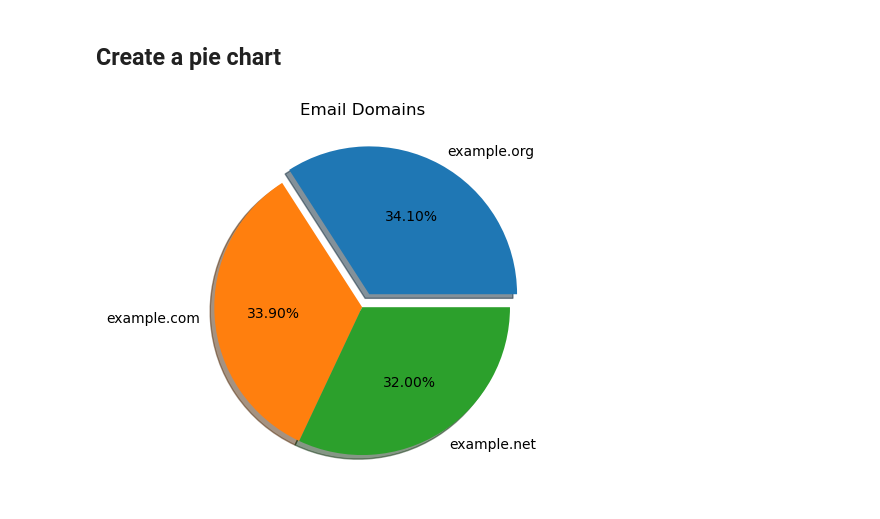
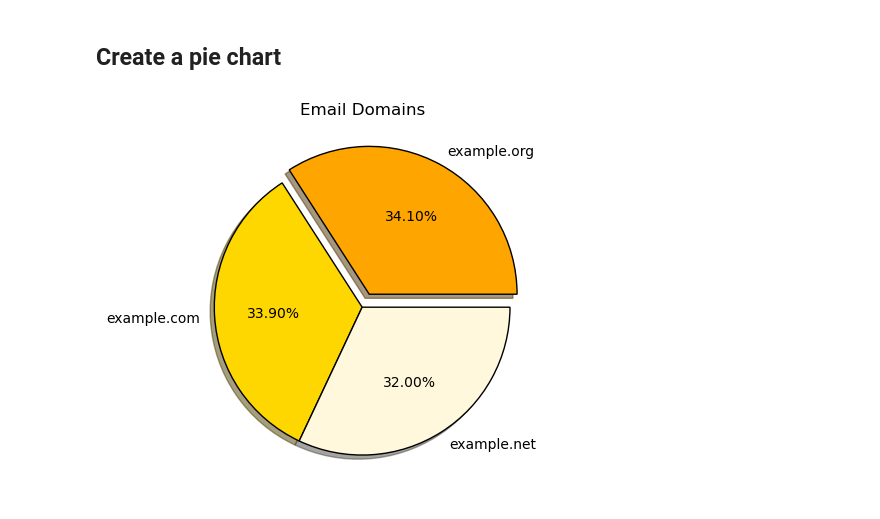
Before and after one commit to eoghanpw/PFDA-assignments, a Jupyter notebook: assignment03-pie.ipynb, the cells around one changed output. Saved outputs shown, nothing was run; the diff lists cells and outputs as text; code cells hidden in the pictures.

```diff
--- a/assignment03-pie.ipynb
+++ b/assignment03-pie.ipynb
@@ -13,6 +14,8 @@ import matplotlib.pyplot as plt
 ## Import the data
 # %%
 # Import the csv with pandas
-df = pd.read_csv("people-1000.csv")
+csv_file = "./data/people-1000.csv"
+
+df = pd.read_csv(csv_file)
 # %% [markdown]
 ## First look at the data
@@ -59,16 +42,17 @@ memory usage: 7.9+ KB
 # %% [markdown]
 ## Create a pie chart
 # %%
-domains = df["Domain"]
-
-count = domains.value_counts()
+# Pie chart.
+count = df["Domain"].value_counts()
 labels = count.index
+colours = ("orange", "gold", "cornsilk")
 
 fig, ax = plt.subplots()
-ax.pie(count, labels=labels, autopct='%1.2f%%', shadow=True, explode=(0.1, 0, 0))
+ax.pie(count, labels=labels, colors=colours, autopct='%1.2f%%', shadow=True,
+       explode=(0.1, 0, 0), wedgeprops={"edgecolor": "k"})
 
 ax.set_title("Email Domains")
 
 plt.show()
 # %% [output]
-[figure, old version]
+[figure, new version]
```
Also changed, not shown: parts of 7 cells of this notebook.
